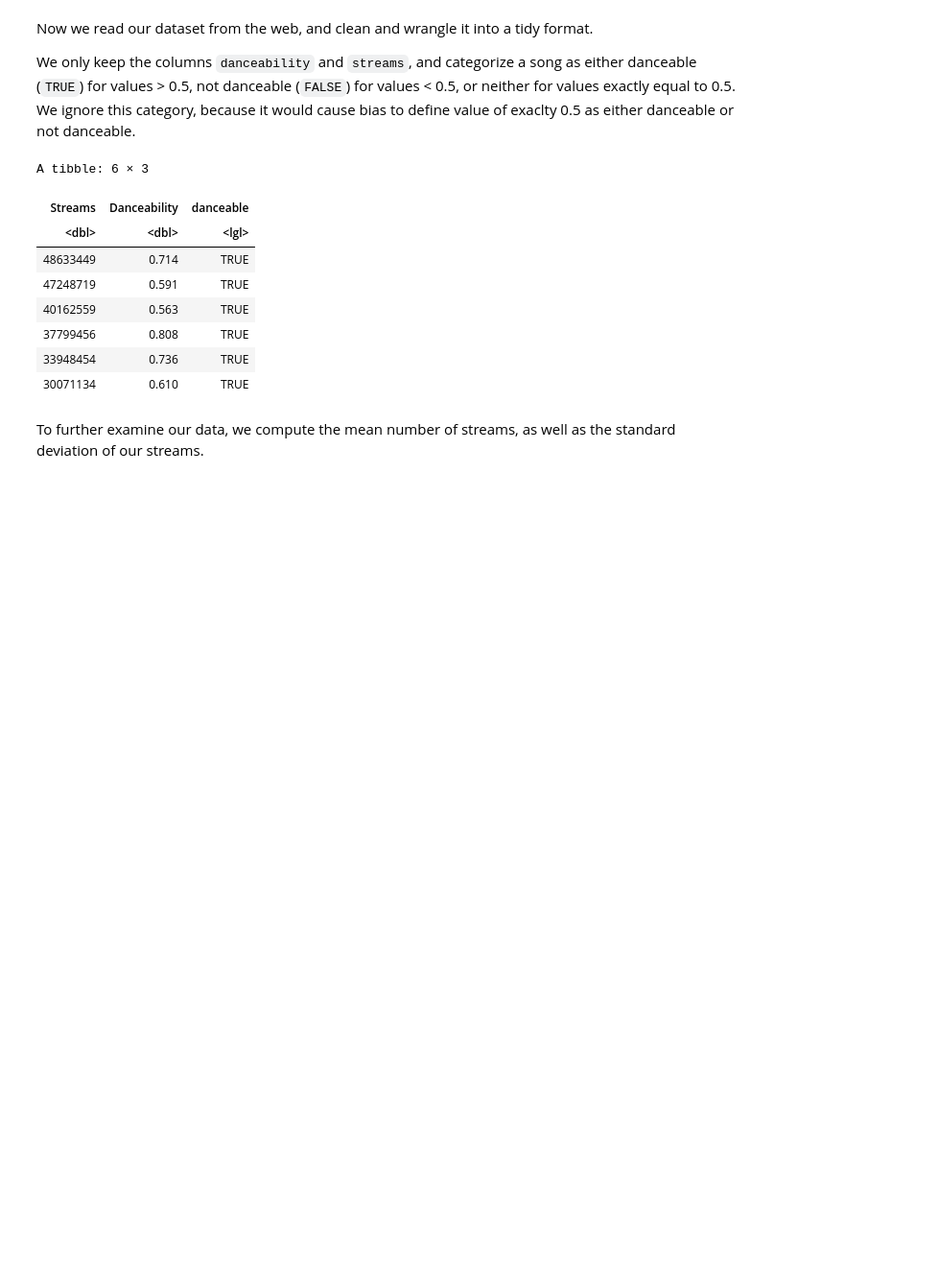
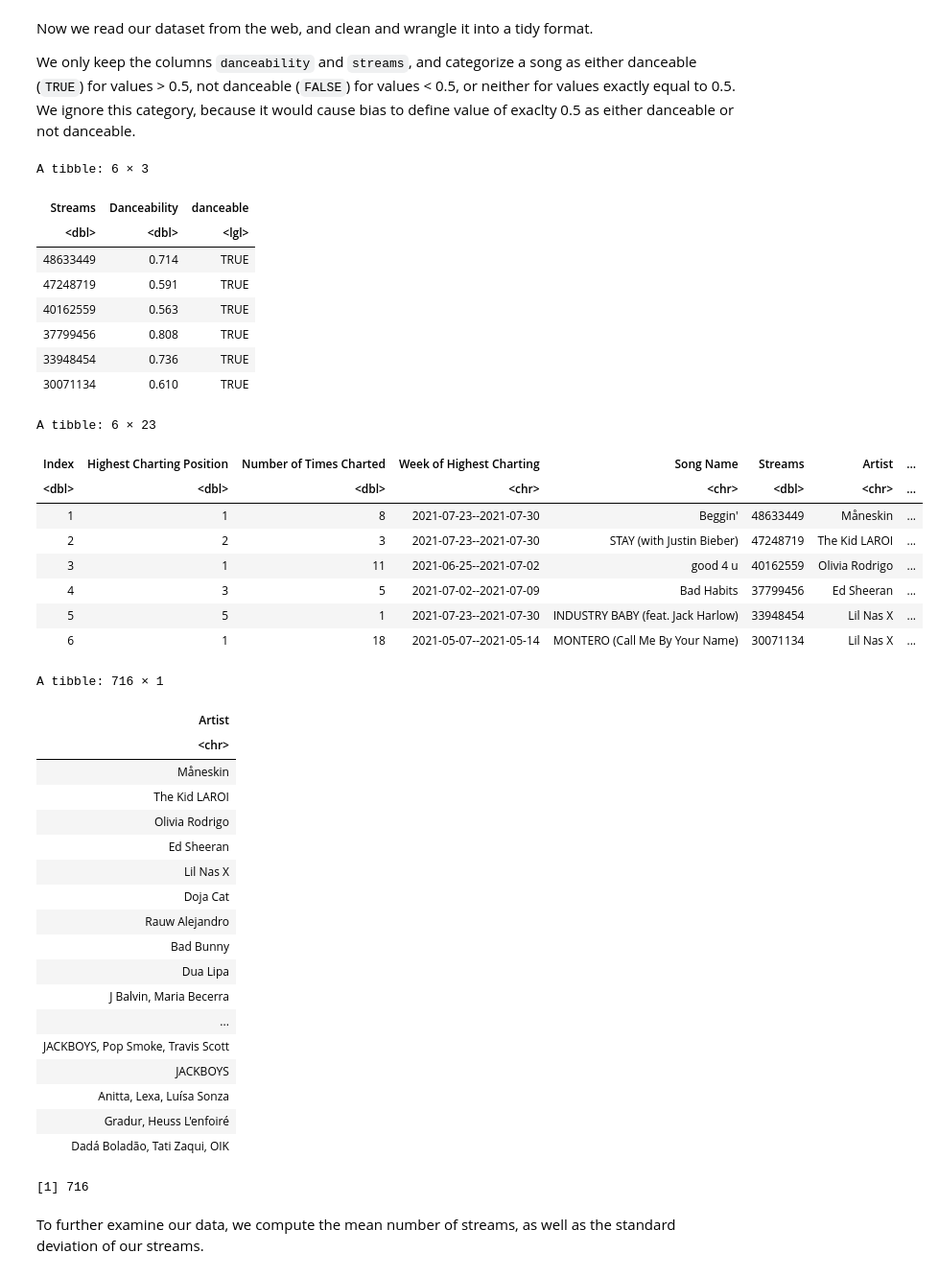
Before and after one commit to cinadia/stat-201-project, a Jupyter notebook: Proposal.ipynb, the cells around one changed output. Shown: that part at 96% size. Cells and saved outputs as stored; diff of their text form; code cells hidden in the pictures; blank space fills up the shorter version.

```diff
--- a/Proposal.ipynb
+++ b/Proposal.ipynb
@@ -48,21 +66,61 @@ We only keep the columns `danceability` and `streams`, and categorize a song as
 # %%
 spotify_data <- read_csv("https://github.com/cinadia/stat-201-project/raw/main/data/spotify_dataset.csv", show_col_types = FALSE) %>%
     na.omit() %>%
     select("Streams", "Danceability") %>%
     filter(Danceability != 0.5) %>%
     mutate(danceable = Danceability > 0.5)
 
 head(spotify_data)
+
+spotify_raw_data <- read_csv("https://github.com/cinadia/stat-201-project/raw/main/data/spotify_dataset.csv", show_col_types = FALSE)
+head(spotify_raw_data)
+
+distinct_artists <- spotify_raw_data %>%
+    distinct(Artist)
+
+artist_count <- nrow(distinct_artists)
+
+distinct_artists
+artist_count
 # %% [output]
 A tibble: 6 × 3
 | Streams | Danceability | danceable |
 | <dbl> | <dbl> | <lgl> |
 | 48633449 | 0.714 | TRUE |
 | 47248719 | 0.591 | TRUE |
 | 40162559 | 0.563 | TRUE |
 | 37799456 | 0.808 | TRUE |
 | 33948454 | 0.736 | TRUE |
 | 30071134 | 0.610 | TRUE |
+A tibble: 6 × 23
+| Index | Highest Charting Position | Number of Times Charted | Week of Highest Charting | Song Name | Streams | Artist | ... |
+| <dbl> | <dbl> | <dbl> | <chr> | <chr> | <dbl> | <chr> | ... |
+| 1 | 1 | 8 | 2021-07-23--2021-07-30 | Beggin' | 48633449 | Måneskin | ... |
+| 2 | 2 | 3 | 2021-07-23--2021-07-30 | STAY (with Justin Bieber) | 47248719 | The Kid LAROI | ... |
+| 3 | 1 | 11 | 2021-06-25--2021-07-02 | good 4 u | 40162559 | Olivia Rodrigo | ... |
+| 4 | 3 | 5 | 2021-07-02--2021-07-09 | Bad Habits | 37799456 | Ed Sheeran | ... |
+| 5 | 5 | 1 | 2021-07-23--2021-07-30 | INDUSTRY BABY (feat. Jack Harlow) | 33948454 | Lil Nas X | ... |
+| 6 | 1 | 18 | 2021-05-07--2021-05-14 | MONTERO (Call Me By Your Name) | 30071134 | Lil Nas X | ... |
+A tibble: 716 × 1
+| Artist |
+| <chr> |
+| Måneskin |
+| The Kid LAROI |
+| Olivia Rodrigo |
+| Ed Sheeran |
+| Lil Nas X |
+| Doja Cat |
+| Rauw Alejandro |
+| Bad Bunny |
+| Dua Lipa |
+| J Balvin, Maria Becerra |
+| ... |
+| JACKBOYS, Pop Smoke, Travis Scott |
+| JACKBOYS |
+| Anitta, Lexa, Luísa Sonza |
+| Gradur, Heuss L'enfoiré |
+| Dadá Boladão, Tati Zaqui, OIK |
+[1] 716
 # %% [markdown]
 To further examine our data, we compute the mean number of streams, as well as the standard deviation of our streams.
 # %%
```
Also changed, not shown: parts of 3 cells of this notebook.
